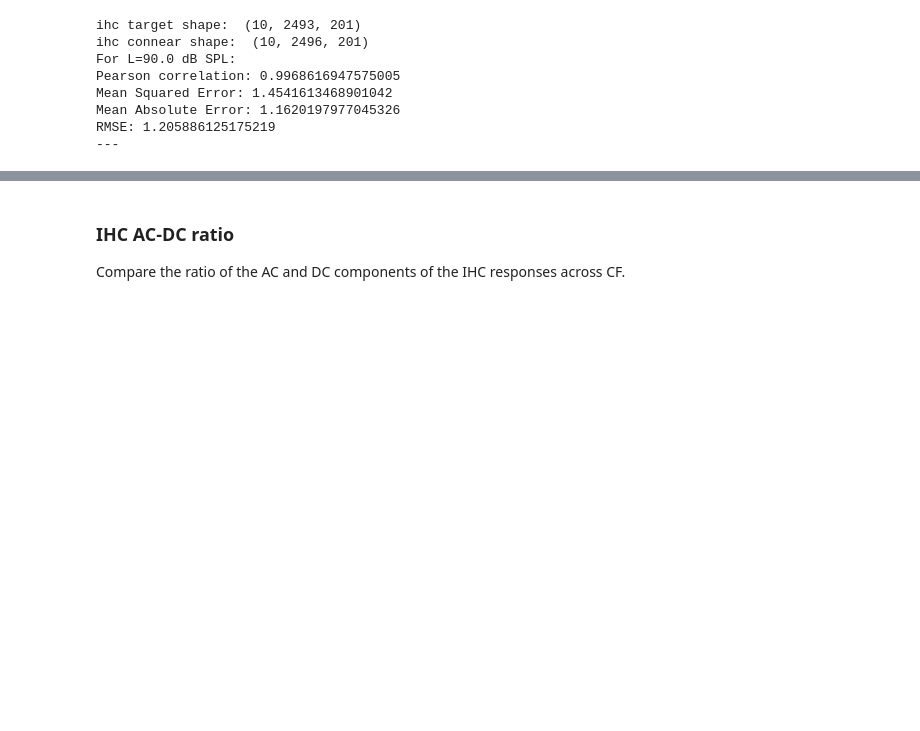
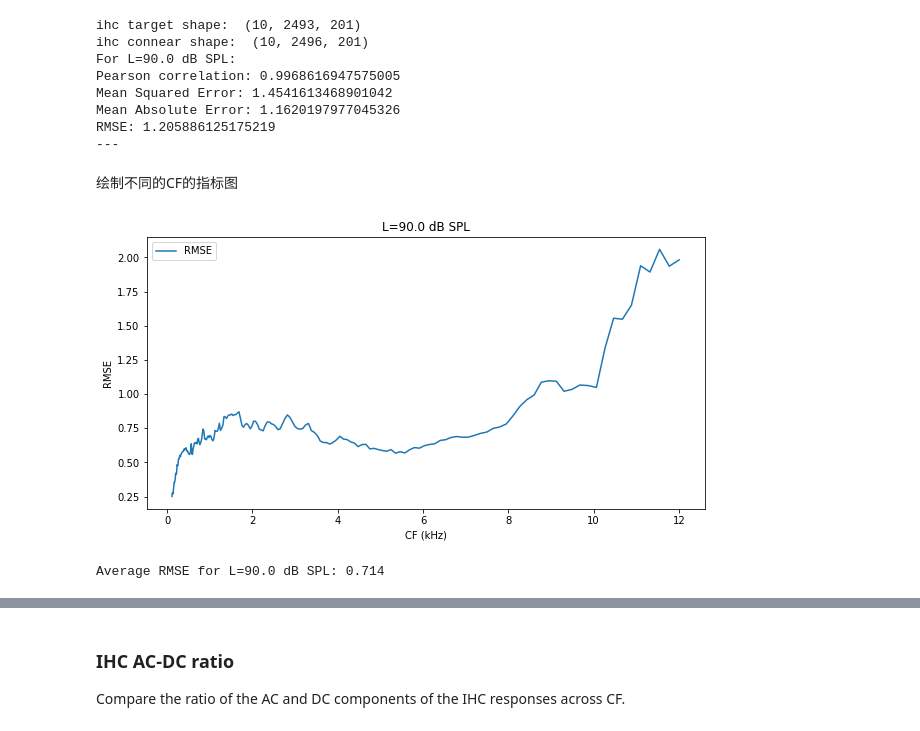
Before and after one commit to xuhe2/CoNNear_IHC-ANF, a Jupyter notebook: connear_notebook.ipynb, the cells around one changed output, grey strips where cells are left out. Drawn from its saved outputs; the diff is of its cells as text; code cells hidden in the pictures; blank space fills up the shorter version.

```diff
--- a/connear_notebook.ipynb
+++ b/connear_notebook.ipynb
@@ -562,3 +562,40 @@ Mean Squared Error: 1.4541613468901042
 Mean Absolute Error: 1.1620197977045326
 RMSE: 1.205886125175219
 ---
+# %% [markdown]
+绘制不同的CF的指标图
+# %%
+l = 9
+
+left_time = 500
+right_time = 1500
+
+diffs:list = []
+
+min_length = min(len(ihc_target[l, left_time:right_time, 0]), len(ihc_connear[l, left_time:right_time, 0]))
+
+for cf in range(N_cf):
+    diff = compare_mean_output(ihc_target[l, :min_length, cf]*1e3,
+                               ihc_connear[l, :min_length, cf]*1e3)
+    diffs.append(diff)
+
+# 绘制RMSE和Pearson correlation图
+plt.figure(figsize=(10, 5)) # 设置图形大小
+
+plt.plot(CF_connear.T/1e3, [diff["rmse"] for diff in diffs], label='RMSE')
+
+# plt.xlim(0.25,8.), plt.grid(which='both'),
+# plt.xticks(ticks=(0.25, 0.5, 1., 2., 4., 8.) , labels=(0.25, 0.5, 1., 2., 4., 8.))
+
+plt.xlabel('CF (kHz)')
+plt.ylabel('RMSE')
+plt.title(f'L={L[l]} dB SPL')
+plt.legend()
+plt.show()
+
+# average for rmse
+rmse_avg = np.mean([diff["rmse"] for diff in diffs])
+print(f'Average RMSE for L={L[l]} dB SPL: {rmse_avg:.3f}')
+# %% [output]
+[figure, added]
+Average RMSE for L=90.0 dB SPL: 0.714
```
Also changed, not shown: parts of 2 cells of this notebook.
